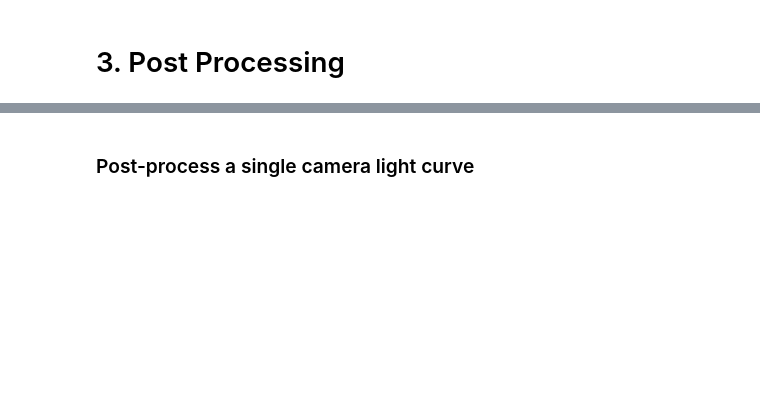
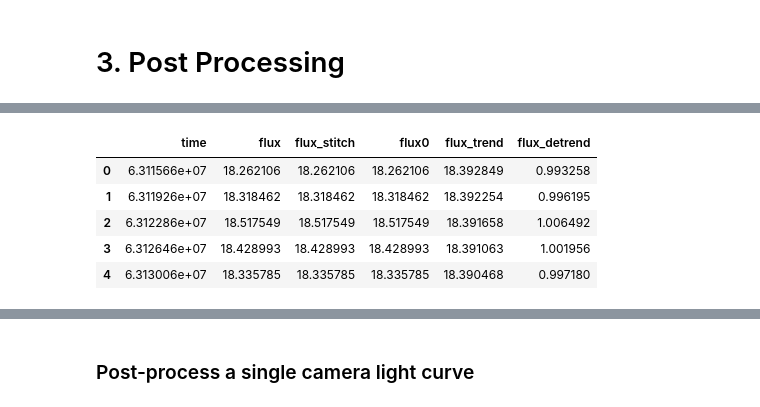
Before and after one commit to ivs-kuleuven/platosim3, a Jupyter notebook: docs/technical/PaperSMBHB/3_PostProcessing.ipynb, the cells around one changed output, grey strips where cells are left out. Drawn from its saved outputs; the diff is of its cells as text; code cells hidden in the pictures; blank space fills up the shorter version.

```diff
--- a/docs/technical/PaperSMBHB/3_PostProcessing.ipynb
+++ b/docs/technical/PaperSMBHB/3_PostProcessing.ipynb
@@ -92,0 +92,4 @@ fig, ax = lcs.plot_multi(suffix='hdf5', group=False, camera=False, quarter=False
+# %%
+# Show a single light curve
+lc = LightCurve(files[3], mode="single")
+lc.plot(flux_unit='ppt', binsize=1, median_filter=1);
@@ -92,0 +111,6 @@ fig, ax = lcs.plot_multi(suffix='hdf5', group=False, camera=False, quarter=False
+# %%
+# Load light curves of a single camera
+lcs = LightCurve(odir, mode="multi")
+binsize = 3600
+# quarter0, quarter1 = 1, 16
+quarter0, quarter1 = 9, 25
@@ -92,0 +154,5 @@ fig, ax = lcs.plot_multi(suffix='hdf5', group=False, camera=False, quarter=False
+# %%
+# Stitch the light curve
+lc = LightCurve(df, mode="multi")
+df = lc.stitch(method='lowess', segment=5, mask_updates=mask_updates, plot=True)
+df.head()
@@ -92,0 +168,5 @@ fig, ax = lcs.plot_multi(suffix='hdf5', group=False, camera=False, quarter=False
+# %%
+# Perform detrending
+df = lc.detrend(column='flux_stitch', model='poly', poly_degree=2, segments=False, plot=True)
+df.head()
+# %% [output]
@@ -92,0 +175,6 @@ fig, ax = lcs.plot_multi(suffix='hdf5', group=False, camera=False, quarter=False
+|  | time | flux | flux_stitch | flux0 | flux_trend | flux_detrend |
+| 0 | 6.311566e+07 | 18.262106 | 18.262106 | 18.262106 | 18.392849 | 0.993258 |
+| 1 | 6.311926e+07 | 18.318462 | 18.318462 | 18.318462 | 18.392254 | 0.996195 |
+| 2 | 6.312286e+07 | 18.517549 | 18.517549 | 18.517549 | 18.391658 | 1.006492 |
+| 3 | 6.312646e+07 | 18.428993 | 18.428993 | 18.428993 | 18.391063 | 1.001956 |
+| 4 | 6.313006e+07 | 18.335785 | 18.335785 | 18.335785 | 18.390468 | 0.997180 |
```
Also changed, not shown: parts of 47 cells of this notebook, 7 other files.
